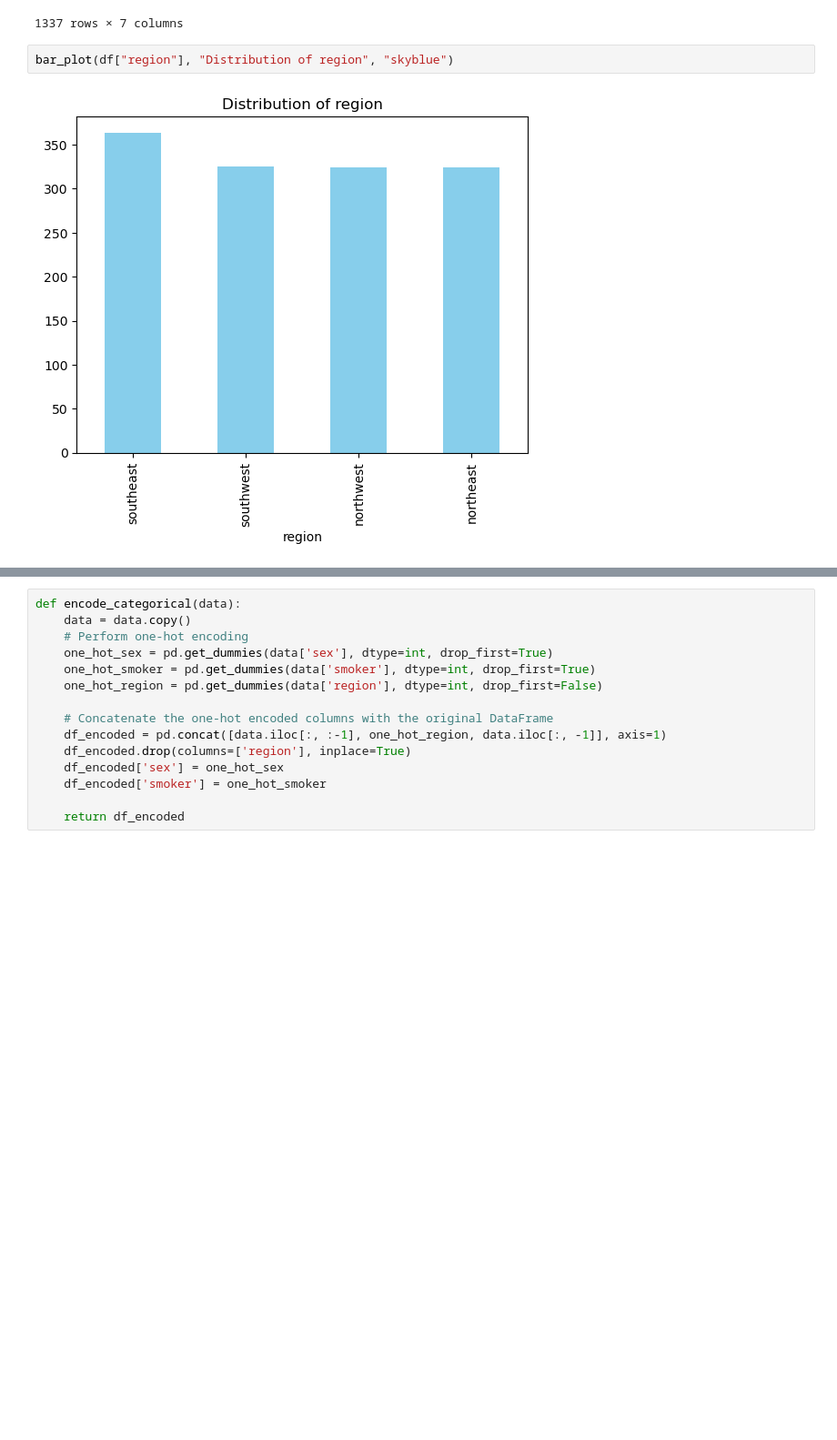
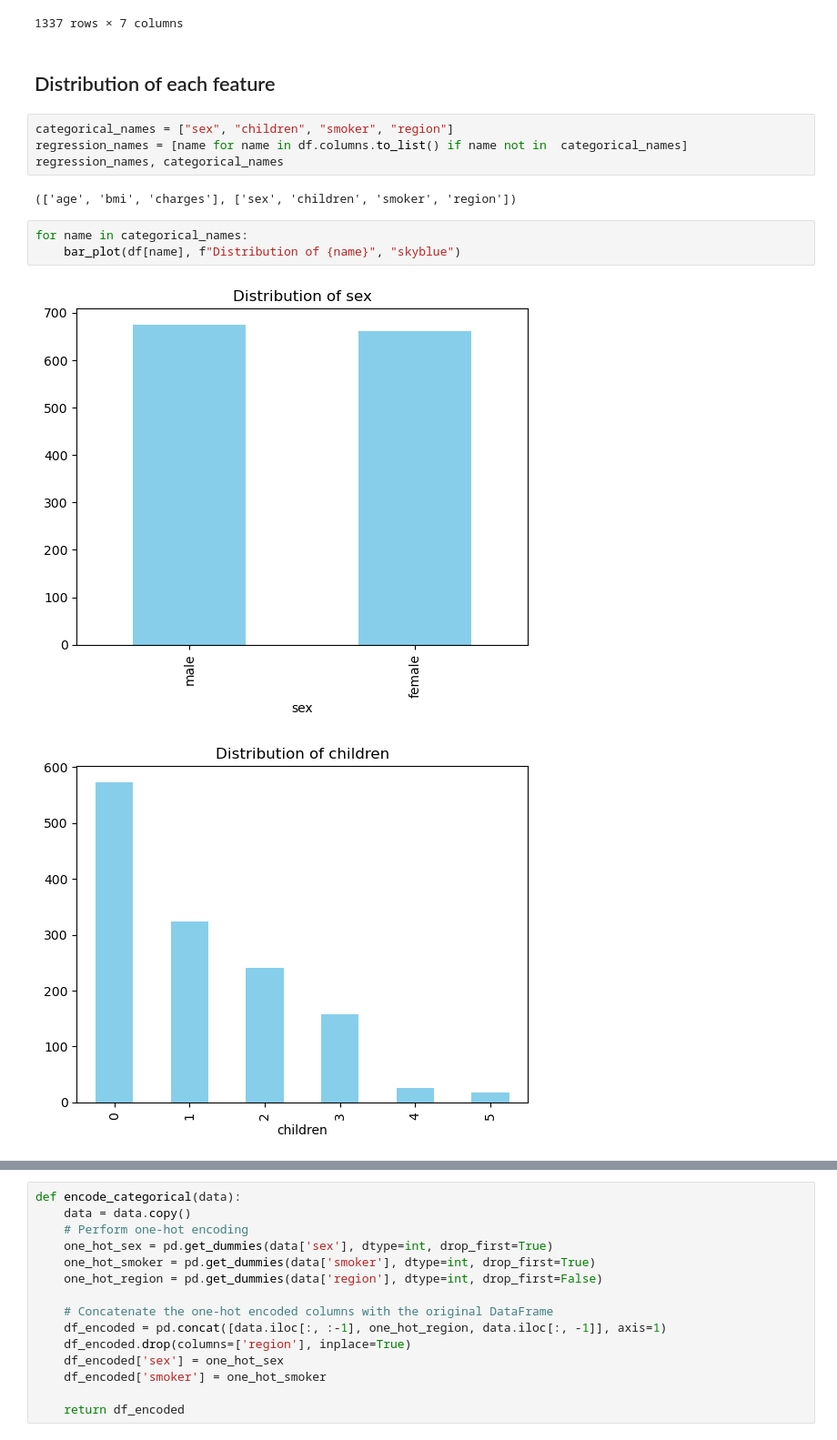
Before and after one commit to DinhXuanKhuong/Linear-Regression_Medical-Insurance-Cost-Prediction, a Jupyter notebook: code.ipynb, the cells around one changed output, grey strips where cells are left out. Shown at 91% size. Drawn from its saved outputs; the diff is of its cells as text; blank space fills up the shorter version.

Commit message:
more visualization

```diff
--- a/code.ipynb
+++ b/code.ipynb
@@ -215,7 +217,17 @@ df
 | 1335 | 21 | female | 25.800 | 0 | no | southwest | 2007.94500 |
 | 1336 | 61 | female | 29.070 | 0 | yes | northwest | 29141.36030 |
 1337 rows × 7 columns
-# %%
-bar_plot(df["region"], "Distribution of region", "skyblue")
-# %% [output]
-[figure, removed]
+# %% [markdown]
+## Distribution of each feature
+# %%
+categorical_names = ["sex", "children", "smoker", "region"]
+regression_names = [name for name in df.columns.to_list() if name not in  categorical_names]
+regression_names, categorical_names
+# %% [output]
+(['age', 'bmi', 'charges'], ['sex', 'children', 'smoker', 'region'])
+# %%
+for name in categorical_names:
+    bar_plot(df[name], f"Distribution of {name}", "skyblue")
+# %% [output]
+[figure, added]
+[figure, added]
```
Also changed, not shown: parts of 19 cells of this notebook.
